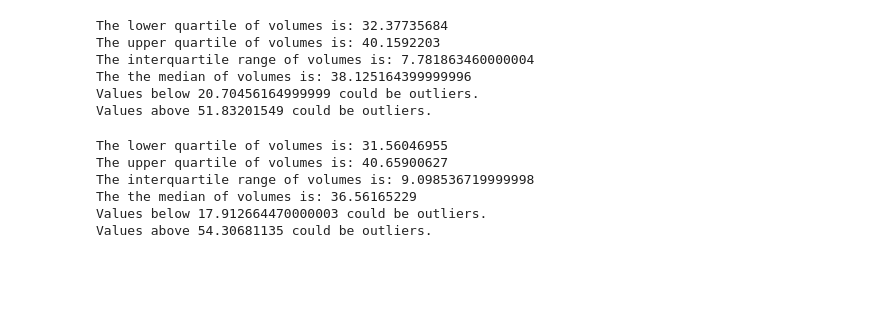
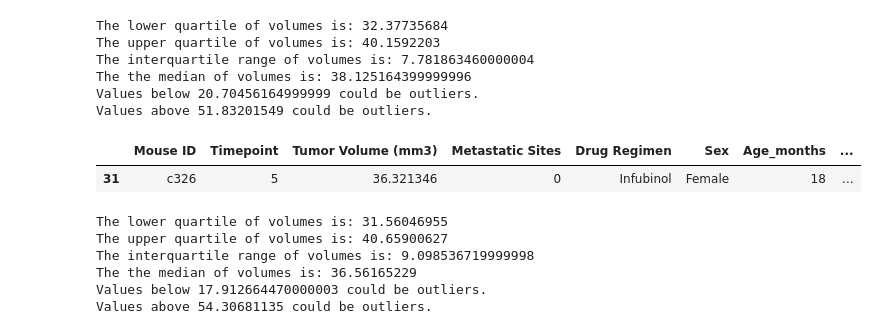
Before and after one commit to migheljackson/matplotlib-challenge, a Jupyter notebook: pymaceuticals_starter.ipynb, the cells around one changed output. Saved outputs shown, nothing was run; the diff lists cells and outputs as text; code cells hidden in the pictures; blank space fills up the shorter version.

Commit message:
Added calc to grab outliers

```diff
--- a/pymaceuticals_starter.ipynb
+++ b/pymaceuticals_starter.ipynb
@@ -362,6 +362,12 @@ The interquartile range of volumes is: 7.781863460000004
 The the median of volumes is: 38.125164399999996
 Values below 20.70456164999999 could be outliers.
 Values above 51.83201549 could be outliers.
+# %%
+cap_outliers=final_tvol_inf[(final_tvol_inf < lower_bound_inf) | (final_tvol_inf > upper_bound_inf)].index.values
+tvol_final.iloc[cap_outliers]
+# %% [output]
+|  | Mouse ID | Timepoint | Tumor Volume (mm3) | Metastatic Sites | Drug Regimen | Sex | Age_months | ... |
+| 31 | c326 | 5 | 36.321346 | 0 | Infubinol | Female | 18 | ... |
 # %%
 # Calculate the IQR and quantitatively determine if there are any potential outliers.
 quartiles_ram = final_tvol_ram.quantile([.25,.5,.75])
```
Also changed, not shown: parts of 2 cells of this notebook.
